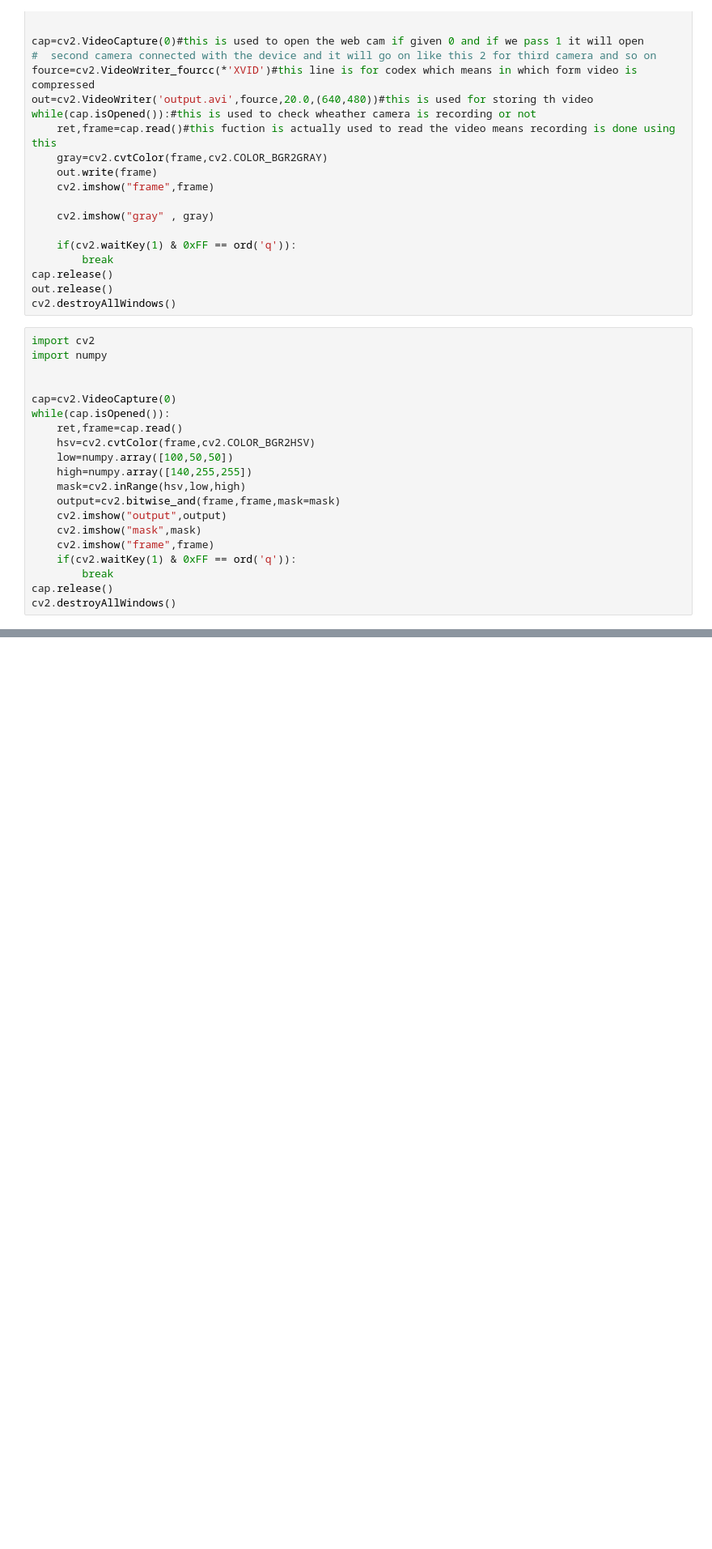
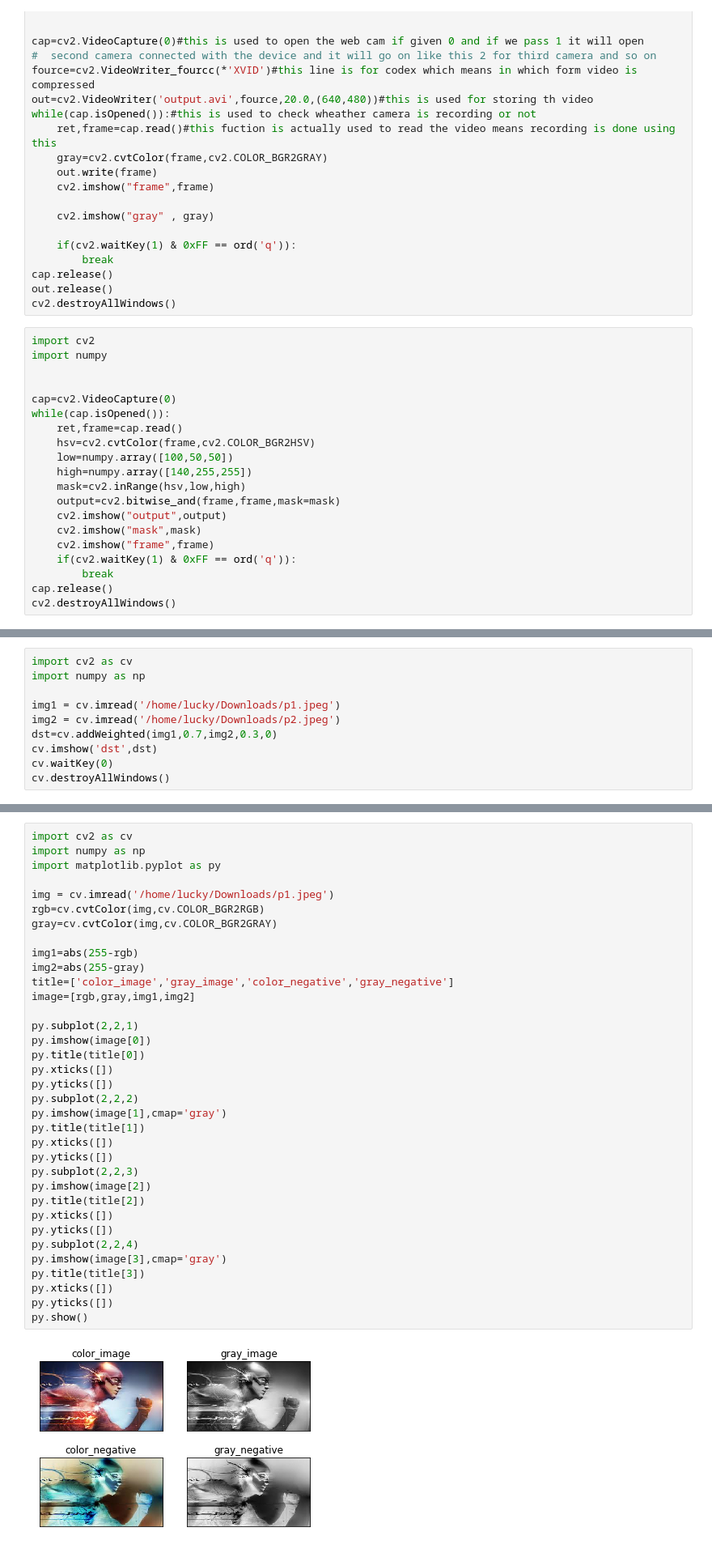
Before and after one commit to vermaLucky/data, a Jupyter notebook: completeopencv.ipynb, the cells around one changed output, grey strips where cells are left out. Shown: that part at 81% size. Drawn from its saved outputs; the diff is of its cells as text; blank space fills up the shorter version.

```diff
--- a/completeopencv.ipynb
+++ b/completeopencv.ipynb
@@ -126,0 +147,10 @@ cv2.destroyAllWindows()
+# %%
+import cv2 as cv
+import numpy as np
+
+img1 = cv.imread('/home/lucky/Downloads/p1.jpeg')
+img2 = cv.imread('/home/lucky/Downloads/p2.jpeg')
+dst=cv.addWeighted(img1,0.7,img2,0.3,0)
+cv.imshow('dst',dst)
+cv.waitKey(0)
+cv.destroyAllWindows()
@@ -126,0 +183,37 @@ cv2.destroyAllWindows()
+# %%
+import cv2 as cv
+import numpy as np
+import matplotlib.pyplot as py
+
+img = cv.imread('/home/lucky/Downloads/p1.jpeg')
+rgb=cv.cvtColor(img,cv.COLOR_BGR2RGB)
+gray=cv.cvtColor(img,cv.COLOR_BGR2GRAY)
+
+img1=abs(255-rgb)
+img2=abs(255-gray)
+title=['color_image','gray_image','color_negative','gray_negative']
+image=[rgb,gray,img1,img2]
+
+py.subplot(2,2,1)
+py.imshow(image[0])
+py.title(title[0])
+py.xticks([])
+py.yticks([])
+py.subplot(2,2,2)
+py.imshow(image[1],cmap='gray')
+py.title(title[1])
+py.xticks([])
+py.yticks([])
+py.subplot(2,2,3)
+py.imshow(image[2])
+py.title(title[2])
+py.xticks([])
+py.yticks([])
+py.subplot(2,2,4)
+py.imshow(image[3],cmap='gray')
+py.title(title[3])
+py.xticks([])
+py.yticks([])
+py.show()
+# %% [output]
+[figure, added]
```
Also changed, not shown: parts of 2 cells of this notebook, 1 other file.
